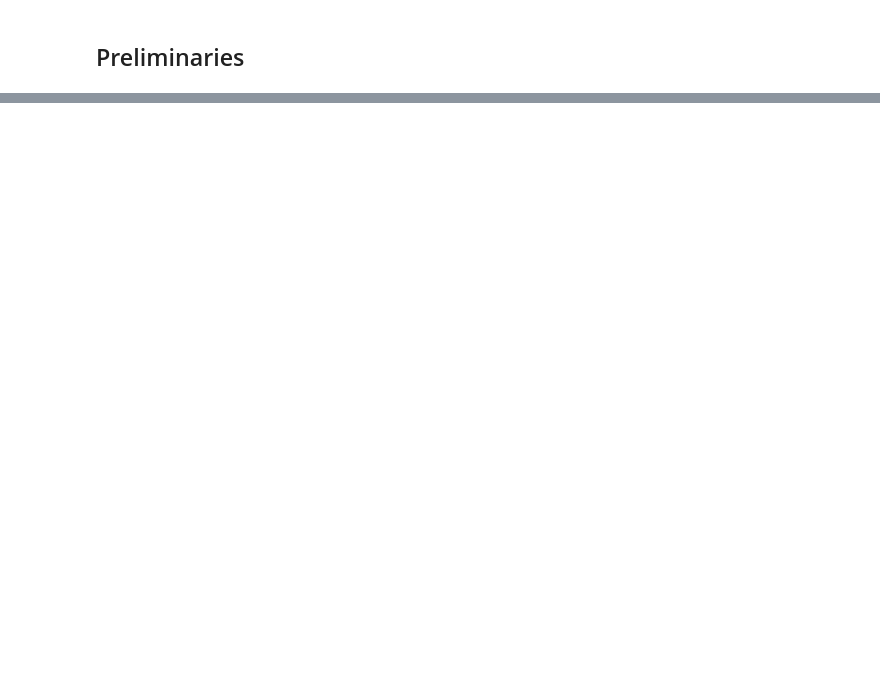
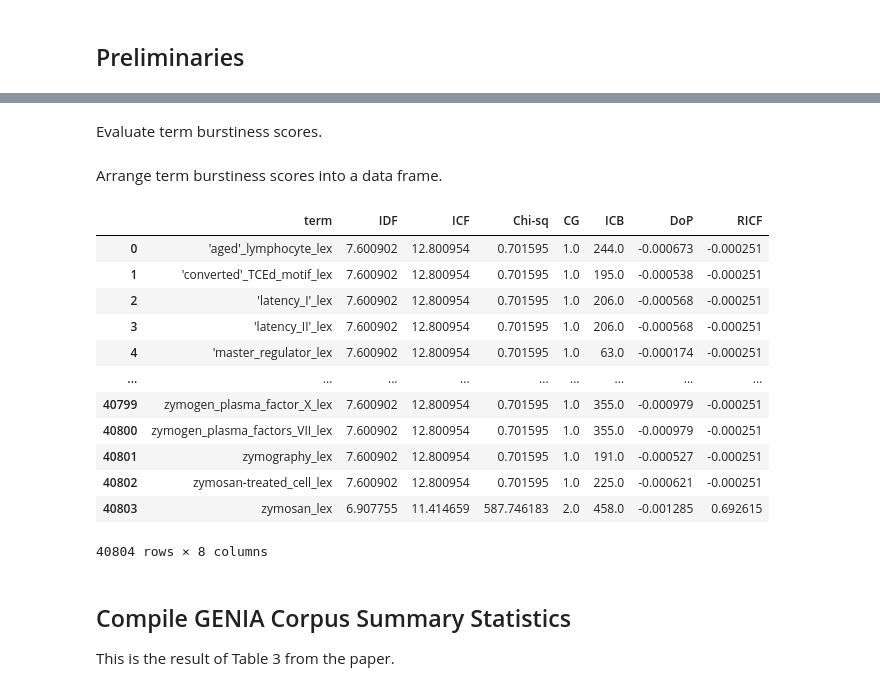
Before and after one commit to Sheridan-Stable/bursty-term-measure, a Jupyter notebook: genia/3-tables/tables.ipynb, the cells around one changed output, grey strips where cells are left out. Cells and saved outputs as stored; diff of their text form; code cells hidden in the pictures; blank space fills up the shorter version.

```diff
--- a/genia/3-tables/tables.ipynb
+++ b/genia/3-tables/tables.ipynb
@@ -423,0 +47,6 @@ unique_word_num_dict
+# %%
+# Load the preprocessed GENIA corpus documents
+genia_corpus_path = '../1-preprocessing/GENIAcorpus3.02-preprocessed.json'
+
+with open(genia_corpus_path, "r") as j:
+  genia_corpus = json.loads(j.read())
@@ -423,0 +65,13 @@ unique_word_num_dict
+# %%
+# Compile the GENIA corpus vocabulary
+pre_vocab = []
+for i in range(len(genia_corpus)):
+  pre_vocab.append(genia_corpus[i].split())
+
+vocab = []
+for i in range(len(pre_vocab)):
+  for j in range(len(pre_vocab[i])):
+    vocab.append(pre_vocab[i][j])
+
+vocab = list(set(vocab))
+vocab.sort()
@@ -423,0 +80,8 @@ unique_word_num_dict
+# %%
+# Custom function so the Count vectorizer won't ignore any words
+def analyzer_custom(doc):
+  return doc.split()
+
+# Generate term-in-document counts
+counter = CountVectorizer(lowercase=False, vocabulary=vocab, analyzer=analyzer_custom)
+collection = counter.transform(genia_corpus)
@@ -423,0 +107,2 @@ unique_word_num_dict
+# %% [markdown]
+Evaluate term burstiness scores.
@@ -423,0 +118,30 @@ unique_word_num_dict
+# %% [markdown]
+Arrange term burstiness scores into a data frame.
+# %%
+# Initialize bursty scores data frame
+term_scores_df = pd.DataFrame(data=
+                         {'term': counter.get_feature_names_out(),
+                          'IDF': IDF.A[0],
+                          'ICF': ICF.A[0],
+                          'Chi-sq': Chisq,
+                          'CG': CG.A[0],
+                          'ICB': ICB.A[0],
+                          'DoP': DoP.A[0],
+                          'RICF': RICF.A[0]})
+# %%
+# Print term burstiness scores to console
+display(term_scores_df)
+# %% [output]
+|  | term | IDF | ICF | Chi-sq | CG | ICB | DoP | RICF |
+| 0 | 'aged'_lymphocyte_lex | 7.600902 | 12.800954 | 0.701595 | 1.0 | 244.0 | -0.000673 | -0.000251 |
+| 1 | 'converted'_TCEd_motif_lex | 7.600902 | 12.800954 | 0.701595 | 1.0 | 195.0 | -0.000538 | -0.000251 |
+| 2 | 'latency_I'_lex | 7.600902 | 12.800954 | 0.701595 | 1.0 | 206.0 | -0.000568 | -0.000251 |
+| 3 | 'latency_II'_lex | 7.600902 | 12.800954 | 0.701595 | 1.0 | 206.0 | -0.000568 | -0.000251 |
+| 4 | 'master_regulator_lex | 7.600902 | 12.800954 | 0.701595 | 1.0 | 63.0 | -0.000174 | -0.000251 |
+| ... | ... | ... | ... | ... | ... | ... | ... | ... |
+| 40799 | zymogen_plasma_factor_X_lex | 7.600902 | 12.800954 | 0.701595 | 1.0 | 355.0 | -0.000979 | -0.000251 |
+| 40800 | zymogen_plasma_factors_VII_lex | 7.600902 | 12.800954 | 0.701595 | 1.0 | 355.0 | -0.000979 | -0.000251 |
+| 40801 | zymography_lex | 7.600902 | 12.800954 | 0.701595 | 1.0 | 191.0 | -0.000527 | -0.000251 |
+| 40802 | zymosan-treated_cell_lex | 7.600902 | 12.800954 | 0.701595 | 1.0 | 225.0 | -0.000621 | -0.000251 |
+| 40803 | zymosan_lex | 6.907755 | 11.414659 | 587.746183 | 2.0 | 458.0 | -0.001285 | 0.692615 |
+40804 rows × 8 columns
@@ -423,0 +151,4 @@ unique_word_num_dict
+# %% [markdown]
+## Compile GENIA Corpus Summary Statistics
+
+This is the result of Table 3 from the paper.
```
Also changed, not shown: parts of 71 cells of this notebook, 2 other files.
